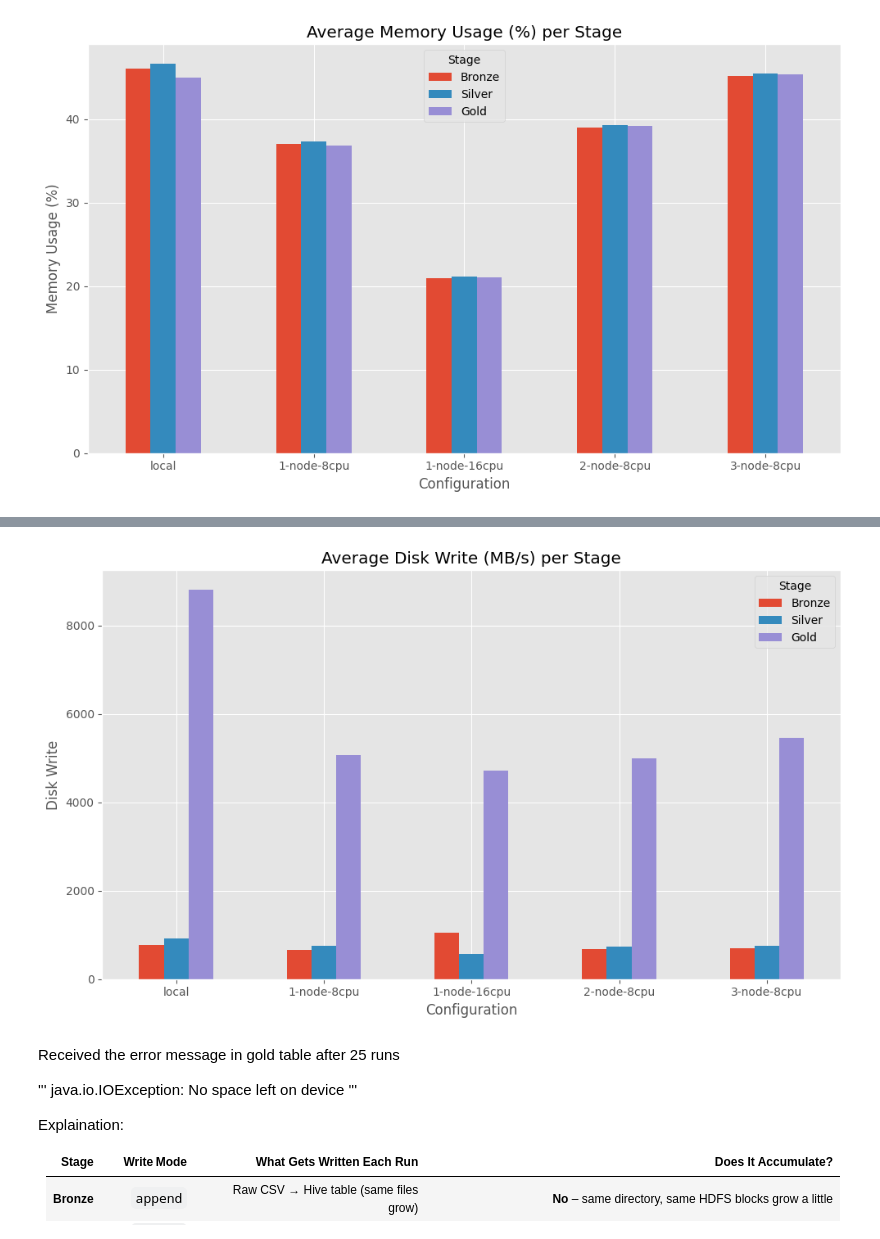
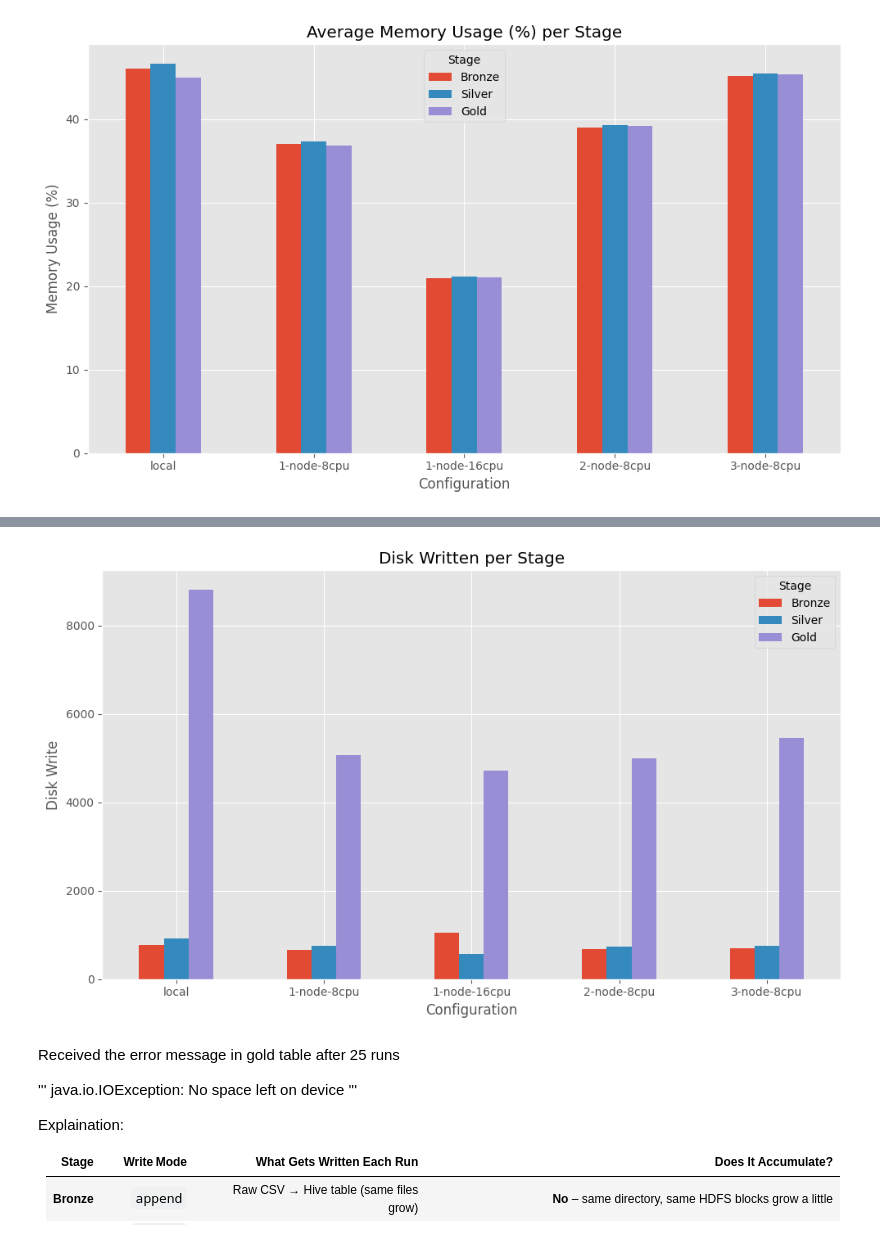
Before and after one commit to evie-mahsem-new/JetStream2_Benchmarking, a Jupyter notebook: results/visuals_pipeline.ipynb, the cells around one changed output, grey strips where cells are left out. Drawn from its saved outputs; the diff is of its cells as text; code cells hidden in the pictures.

```diff
--- a/results/visuals_pipeline.ipynb
+++ b/results/visuals_pipeline.ipynb
@@ -28,6 +28,7 @@ df_combined = pd.concat(df_list, ignore_index=True)
 metrics = ["total_time", "t_ingest", "t_bronze", "t_silver", "t_gold",
            "cpu_bronze", "cpu_silver", "cpu_gold",
            "mem_bronze", "mem_silver", "mem_gold",
+           "throughput_bronze", "throughput_silver", "throughput_gold",
            "write_bronze", "write_silver", "write_gold"]
 df_avg = df_combined.groupby("config")[metrics].mean().reset_index()
 # %%
@@ -312,18 +321,18 @@ plt.show()
 # %%
 write_cols = ["write_bronze", "write_silver", "write_gold"]
 df_avg_write = df_avg[["config"] + write_cols].set_index("config")
 df_avg_write.columns = ["Bronze", "Silver", "Gold"]
 
 df_avg_write.plot(kind="bar", figsize=(10, 6))
-plt.title("Average Disk Write (MB/s) per Stage")
+plt.title("Disk Written per Stage")
 plt.ylabel("Disk Write")
 plt.xlabel("Configuration")
 plt.xticks(rotation=0)
 plt.legend(title="Stage")
 plt.tight_layout()
 plt.show()
 # %% [output]
-[figure, old version]
+[figure, new version]
 # %% [markdown]
 Received the error message in gold table after 25 runs
 
```
Also changed, not shown: parts of 2 cells of this notebook, 2 other files.
